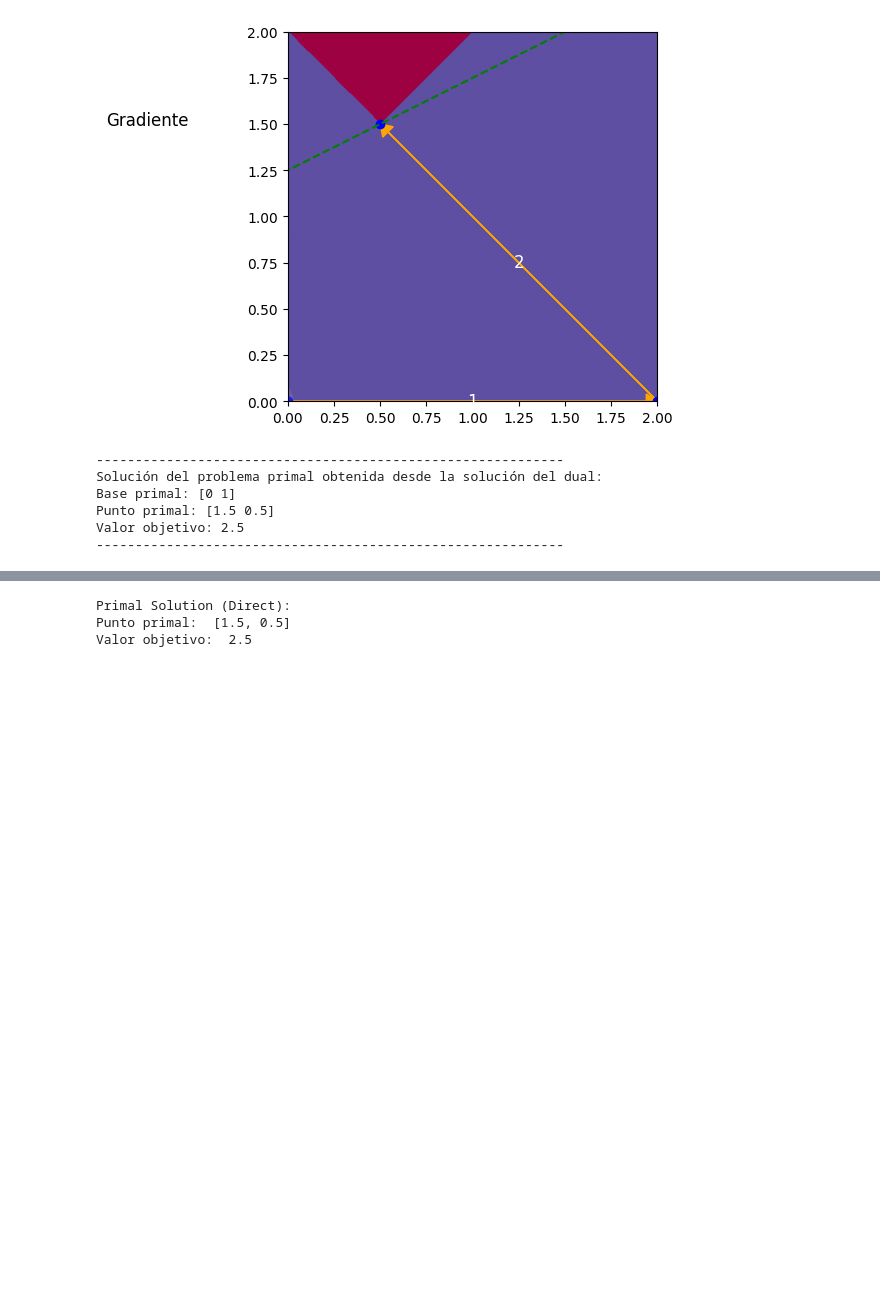
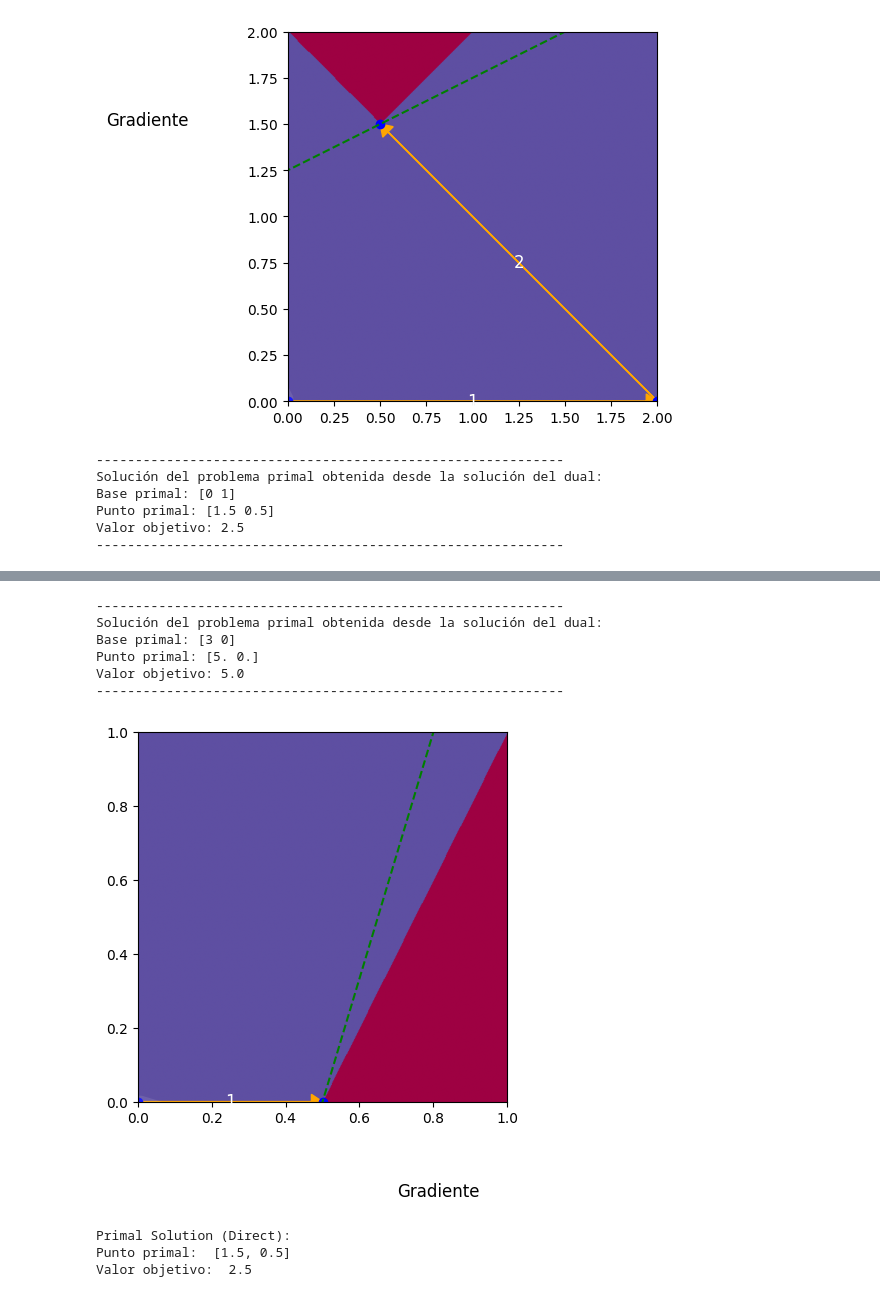
Before and after one commit to JaJeJoTor/io-practica1, a Jupyter notebook: tests_parte_1.ipynb, the cells around one changed output, grey strips where cells are left out. Cells and saved outputs as stored; diff of their text form; code cells hidden in the pictures; blank space fills up the shorter version.

```diff
--- a/tests_parte_1.ipynb
+++ b/tests_parte_1.ipynb
@@ -236,0 +271,4 @@ Valor objetivo: 2.5
+# %%
+engine_7 = Simplex(matriz_examen)
+engine_7.transform_to_dual()
+engine_7.original_matrix
@@ -237,3 +299,16 @@ Valor objetivo: 2.5
+# %%
+engine_7.get_primal_solution_from_dual_solution()
+# %% [output]
+------------------------------------------------------------
+Solución del problema primal obtenida desde la solución del dual:
+Base primal: [3 0]
+Punto primal: [5. 0.]
+Valor objetivo: 5.0
+------------------------------------------------------------
+# %%
+engine_7.plot_sol_history(size=1)
+# %% [output]
+[figure, added]
 # %%
 #Ambos metodos coinciden
 
```
Also changed, not shown: parts of 7 cells of this notebook, 1 other file.
